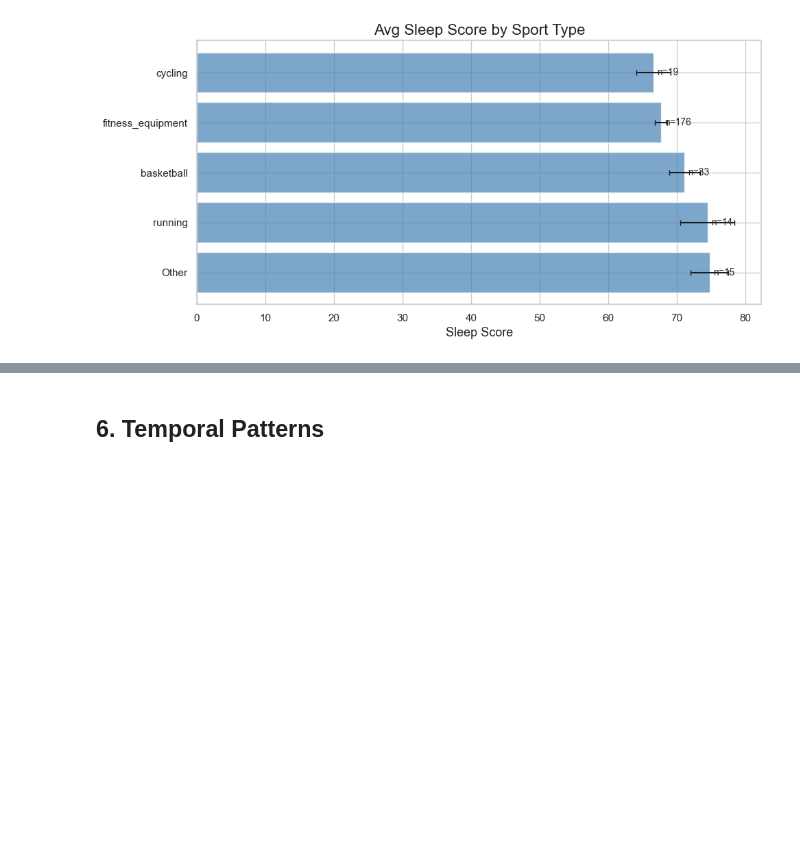
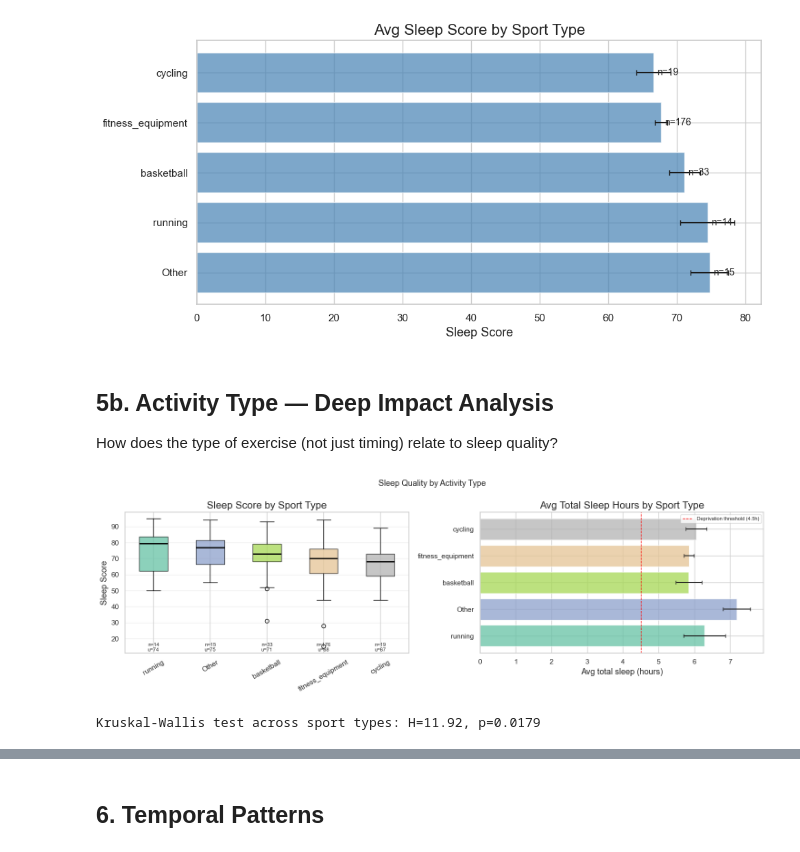
Before and after one commit to yyinhsu/garmin_data_analyze, a Jupyter notebook: analysis/sleep_analysis.ipynb, the cells around one changed output, grey strips where cells are left out. Drawn from its saved outputs; the diff is of its cells as text; code cells hidden in the pictures; blank space fills up the shorter version.

```diff
--- a/analysis/sleep_analysis.ipynb
+++ b/analysis/sleep_analysis.ipynb
@@ -351,3 +351,62 @@ plt.tight_layout()
 plt.show()
 # %% [output]
 [figure]
+# %% [markdown]
+## 5b. Activity Type — Deep Impact Analysis
+
+How does the type of exercise (not just timing) relate to sleep quality?
+# %%
+# Box plot: sleep score distribution per sport type (n >= 8)
+from scipy.stats import mannwhitneyu, kruskal
+
+sport_counts = exercise_days['primary_sport'].value_counts()
+major_sports = sport_counts[sport_counts >= 8].index.tolist()
+sport_data = exercise_days[exercise_days['primary_sport'].isin(major_sports)].copy()
+
+sport_order = (
+    sport_data.groupby('primary_sport')['score'].median()
+    .sort_values(ascending=False).index.tolist()
+)
+
+fig, axes = plt.subplots(1, 2, figsize=(15, 5))
+
+# Box plot
+ax = axes[0]
+groups = [sport_data[sport_data['primary_sport'] == s]['score'].dropna().values
+          for s in sport_order]
+bp = ax.boxplot(groups, labels=sport_order, patch_artist=True, vert=True,
+                medianprops={'color': 'black', 'linewidth': 2})
+colors = plt.cm.Set2(np.linspace(0, 1, len(sport_order)))
+for patch, color in zip(bp['boxes'], colors):
+    patch.set_facecolor(color); patch.set_alpha(0.75)
+for i, (grp, s) in enumerate(zip(groups, sport_order)):
+    label = 'n={}\nu={:.0f}'.format(len(grp), np.mean(grp))
+    ax.text(i + 1, ax.get_ylim()[0] + 1, label, ha='center', fontsize=8)
+ax.set_ylabel('Sleep Score')
+ax.set_title('Sleep Score by Sport Type')
+ax.tick_params(axis='x', rotation=30)
+ax.grid(axis='y', alpha=0.3)
+
+# Sleep hours by sport
+ax = axes[1]
+sport_sleep = sport_data.groupby('primary_sport')['total_sleep_hours'].agg(['mean', 'std', 'count'])
+sport_sleep = sport_sleep.reindex(sport_order)
+ax.barh(sport_sleep.index, sport_sleep['mean'],
+        xerr=sport_sleep['std'] / np.sqrt(sport_sleep['count']),
+        color=colors, alpha=0.75, capsize=3)
+ax.axvline(4.5, color='red', linestyle='--', linewidth=1, label='Deprivation threshold (4.5h)')
+ax.set_xlabel('Avg total sleep (hours)')
+ax.set_title('Avg Total Sleep Hours by Sport Type')
+ax.legend(fontsize=8)
+
+plt.suptitle('Sleep Quality by Activity Type', fontsize=13)
+plt.tight_layout()
+plt.show()
+
+# Kruskal-Wallis across all sport types
+if len(groups) >= 2:
+    h, p_kw = kruskal(*[g for g in groups if len(g) >= 3])
+    print(f'Kruskal-Wallis test across sport types: H={h:.2f}, p={p_kw:.4f}')
+# %% [output]
+[figure, added]
+Kruskal-Wallis test across sport types: H=11.92, p=0.0179
```
Also changed, not shown: parts of 10 cells of this notebook, 1 other file.
